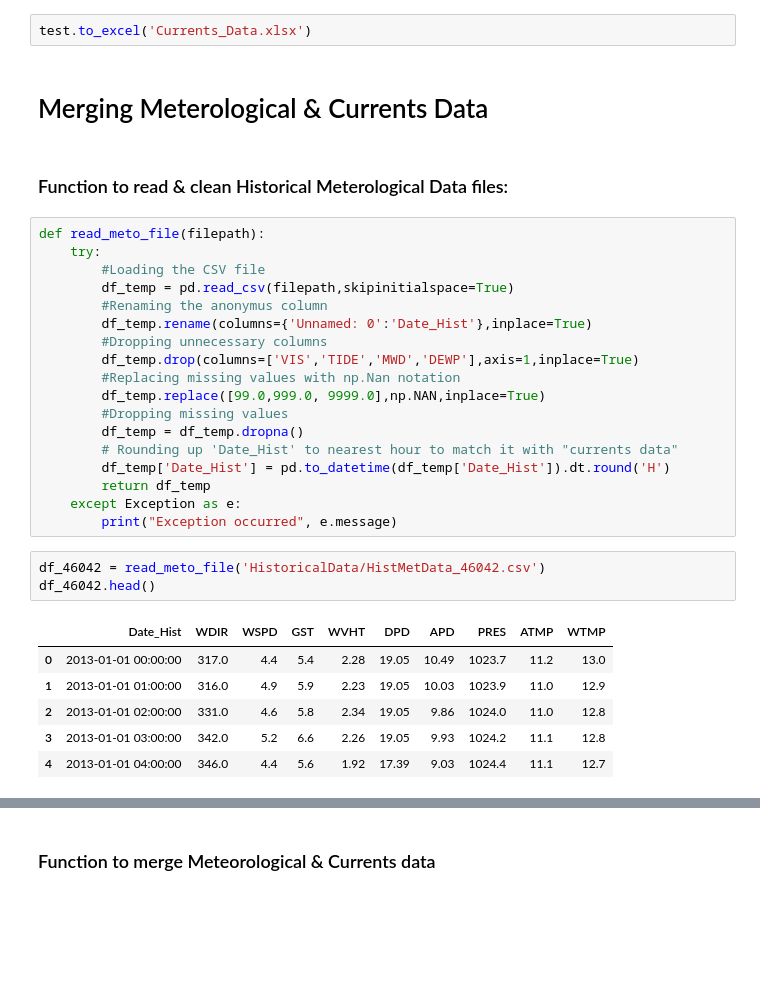
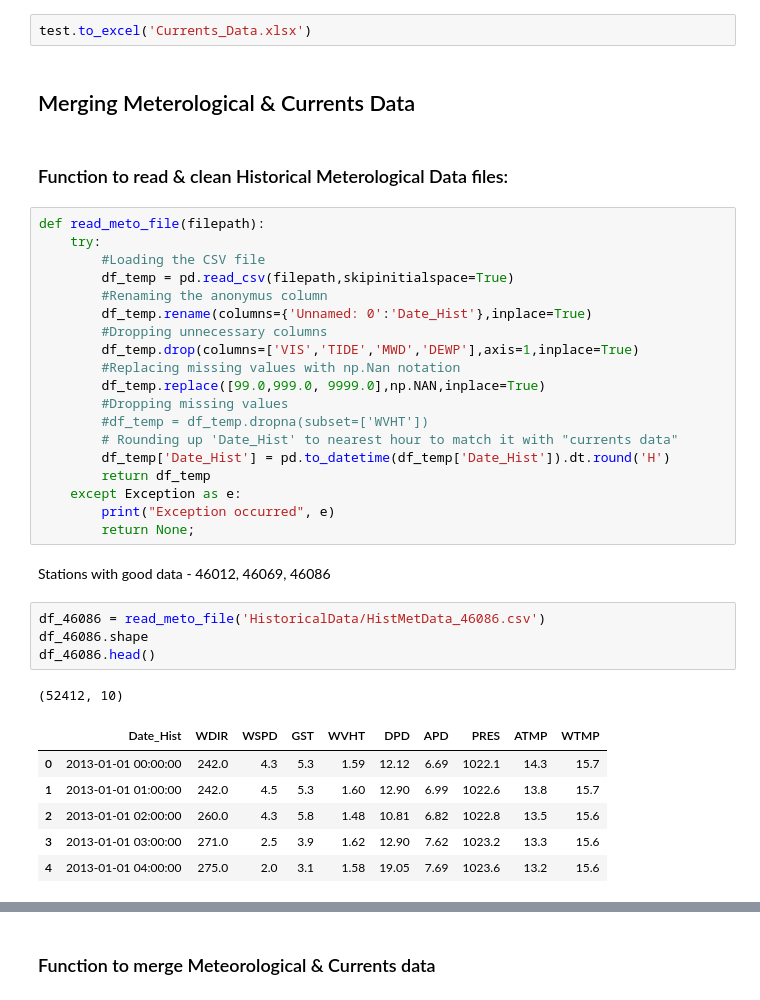
Before and after one commit to surya10t/WaveForecasting, a Jupyter notebook: EDA_SuryaT_AppOrchid.ipynb, the cells around one changed output, grey strips where cells are left out. Saved outputs shown, nothing was run; the diff lists cells and outputs as text; blank space fills up the shorter version.

```diff
--- a/EDA_SuryaT_AppOrchid.ipynb
+++ b/EDA_SuryaT_AppOrchid.ipynb
@@ -160,7 +287,7 @@ test.head()
 # %%
 test.to_excel('Currents_Data.xlsx')
 # %% [markdown]
-# Merging Meterological & Currents Data
+## Merging Meterological & Currents Data
 # %% [markdown]
 ### Function to read & clean Historical Meterological Data files:
 # %%
@@ -175,19 +302,24 @@ def read_meto_file(filepath):
         #Replacing missing values with np.Nan notation
         df_temp.replace([99.0,999.0, 9999.0],np.NAN,inplace=True)
         #Dropping missing values
-        df_temp = df_temp.dropna()
+        #df_temp = df_temp.dropna(subset=['WVHT'])
         # Rounding up 'Date_Hist' to nearest hour to match it with "currents data"
         df_temp['Date_Hist'] = pd.to_datetime(df_temp['Date_Hist']).dt.round('H')
         return df_temp
     except Exception as e:
-        print("Exception occurred", e.message)
+        print("Exception occurred", e)
+        return None;
+# %% [markdown]
+Stations with good data - 46012, 46069, 46086
 # %%
-df_46042 = read_meto_file('HistoricalData/HistMetData_46042.csv')
-df_46042.head()
+df_46086 = read_meto_file('HistoricalData/HistMetData_46086.csv')
+df_46086.shape
+df_46086.head()
 # %% [output]
+(52412, 10)
 |  | Date_Hist | WDIR | WSPD | GST | WVHT | DPD | APD | PRES | ATMP | WTMP |
-| 0 | 2013-01-01 00:00:00 | 317.0 | 4.4 | 5.4 | 2.28 | 19.05 | 10.49 | 1023.7 | 11.2 | 13.0 |
-| 1 | 2013-01-01 01:00:00 | 316.0 | 4.9 | 5.9 | 2.23 | 19.05 | 10.03 | 1023.9 | 11.0 | 12.9 |
-| 2 | 2013-01-01 02:00:00 | 331.0 | 4.6 | 5.8 | 2.34 | 19.05 | 9.86 | 1024.0 | 11.0 | 12.8 |
-| 3 | 2013-01-01 03:00:00 | 342.0 | 5.2 | 6.6 | 2.26 | 19.05 | 9.93 | 1024.2 | 11.1 | 12.8 |
-| 4 | 2013-01-01 04:00:00 | 346.0 | 4.4 | 5.6 | 1.92 | 17.39 | 9.03 | 1024.4 | 11.1 | 12.7 |
+| 0 | 2013-01-01 00:00:00 | 242.0 | 4.3 | 5.3 | 1.59 | 12.12 | 6.69 | 1022.1 | 14.3 | 15.7 |
+| 1 | 2013-01-01 01:00:00 | 242.0 | 4.5 | 5.3 | 1.60 | 12.90 | 6.99 | 1022.6 | 13.8 | 15.7 |
+| 2 | 2013-01-01 02:00:00 | 260.0 | 4.3 | 5.8 | 1.48 | 10.81 | 6.82 | 1022.8 | 13.5 | 15.6 |
+| 3 | 2013-01-01 03:00:00 | 271.0 | 2.5 | 3.9 | 1.62 | 12.90 | 7.62 | 1023.2 | 13.3 | 15.6 |
+| 4 | 2013-01-01 04:00:00 | 275.0 | 2.0 | 3.1 | 1.58 | 19.05 | 7.69 | 1023.6 | 13.2 | 15.6 |
```
Also changed, not shown: parts of 157 cells of this notebook.
